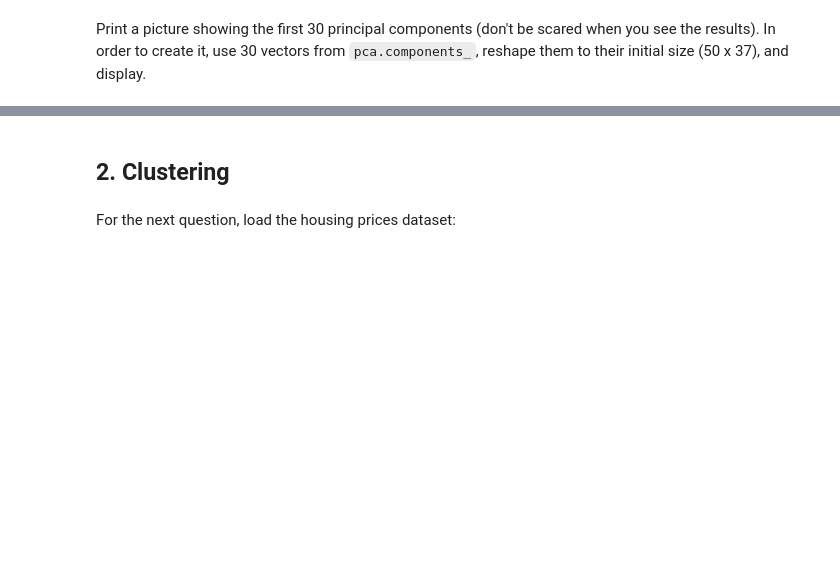
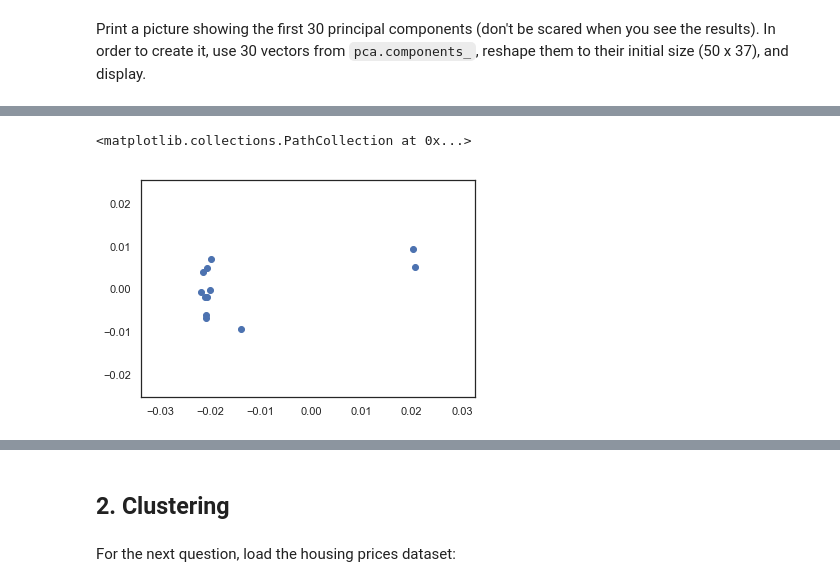
Before and after one commit to yy-nm/mard_learning_mlcourse.ai, a Jupyter notebook: assignment_7/assignment7_pca_clustering.ipynb, the cells around one changed output, grey strips where cells are left out. Saved outputs shown, nothing was run; the diff lists cells and outputs as text; code cells hidden in the pictures; blank space fills up the shorter version.

```diff
--- a/assignment_7/assignment7_pca_clustering.ipynb
+++ b/assignment_7/assignment7_pca_clustering.ipynb
@@ -157,0 +237,17 @@ To answer this question, take the first two principal components from the rescal
+# %%
+names = []
+components = []
+components_list = []
+for i, name in enumerate(lfw_people.target_names):
+    #print(i, name)
+    pca_lfw2 = PCA(svd_solver='randomized', random_state=1)
+    df = lfw_X_stand[(lfw_people.target == i)]
+    pca_lfw2.fit_transform((df))
+    #pca_lfw2.fit_transform(StandardScaler().fit_transform(df))
+    #X_reduced = pca_lfw2.fit_transform(lfw_X[(lfw_people.target == i)])
+
+    names.append(name)
+    #components.append(np.asarray([np.mean(pca_lfw2.components_[:, 0]), np.mean(pca_lfw2.components_[:, 1])]))
+    #components_list.append([np.mean(pca_lfw2.components_[:, 0]), np.mean(pca_lfw2.components_[:, 1])])
+    components.append(np.asarray([np.mean(pca_lfw2.components_[0], axis=0), np.mean(pca_lfw2.components_[1], axis=0)]))
+    components_list.append([np.mean(pca_lfw2.components_[0], axis=0), np.mean(pca_lfw2.components_[1], axis=0)])
@@ -157,0 +271,5 @@ To answer this question, take the first two principal components from the rescal
+# %%
+plt.scatter(np.array(components)[:, 0], np.array(components)[:, 1])
+# %% [output]
+<matplotlib.collections.PathCollection at 0x...>
+[figure, added]
```
Also changed, not shown: parts of 36 cells of this notebook, 1 other file.
